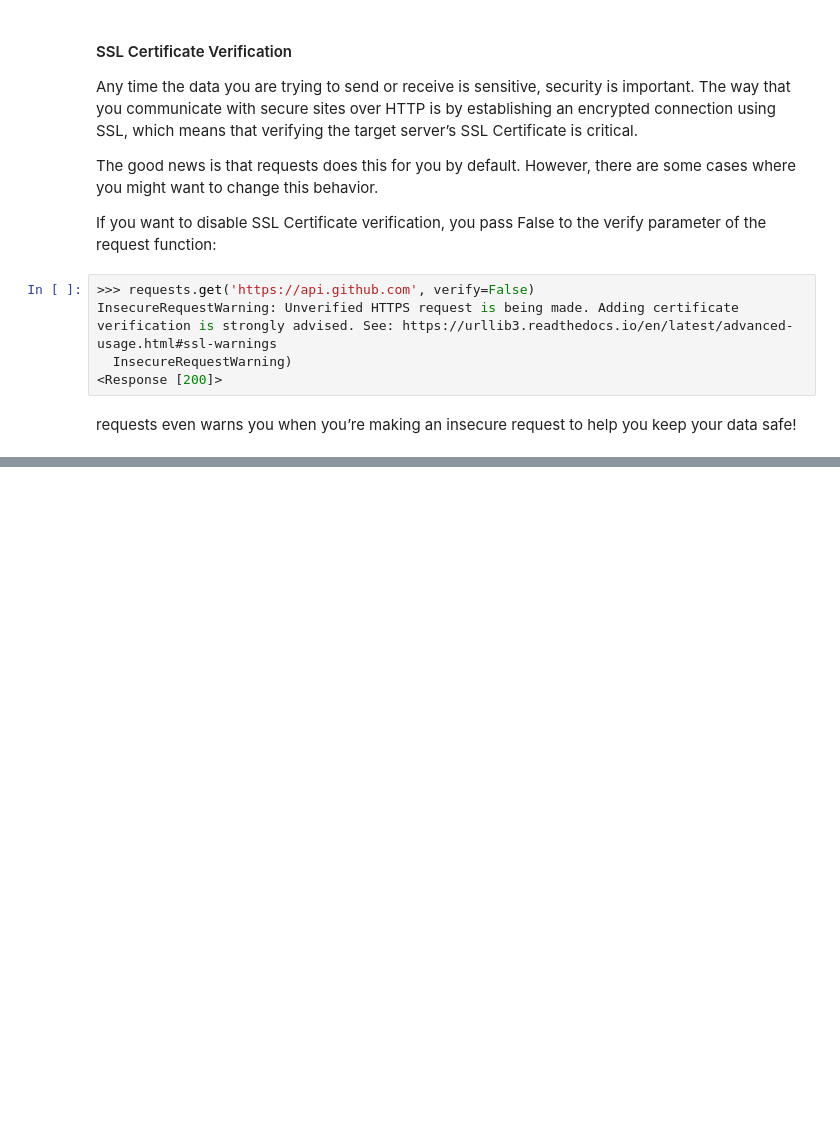
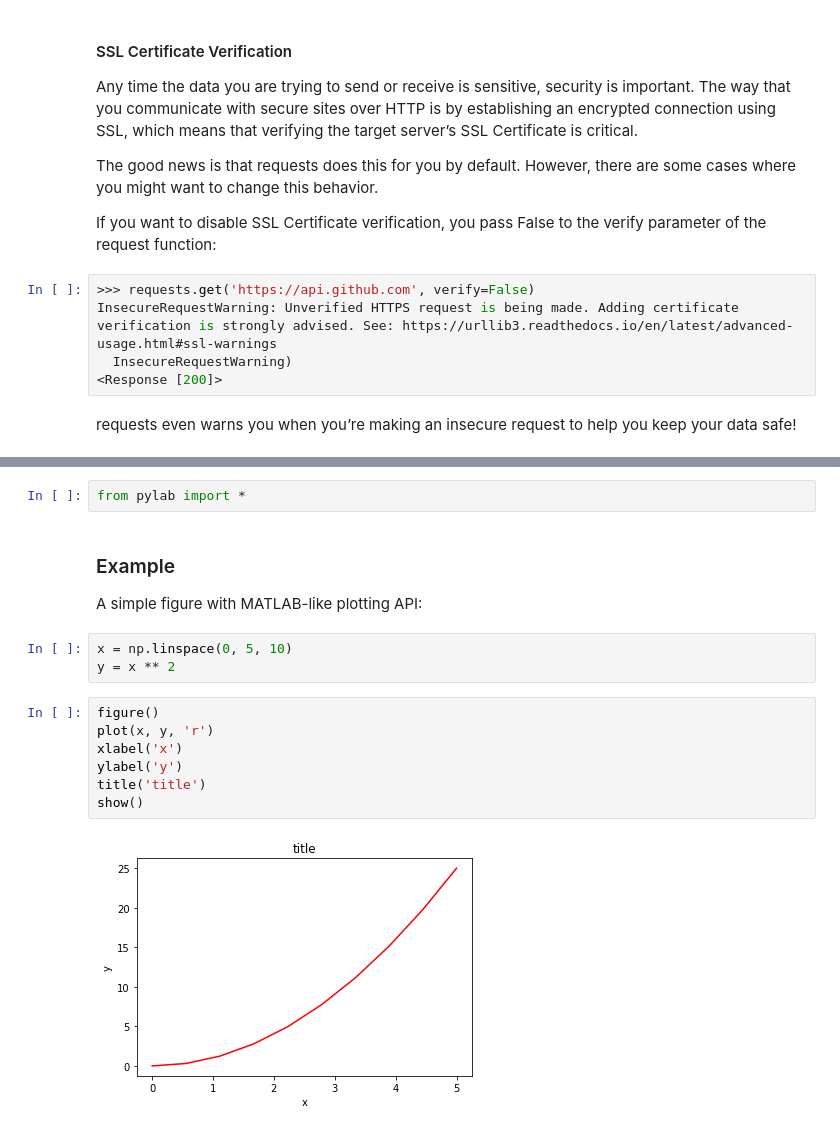
Before and after one commit to roshanrajendra/course-handbook, a Jupyter notebook: Python/Notebooks/Extensions.ipynb, the cells around one changed output, grey strips where cells are left out. Cells and saved outputs as stored; diff of their text form; blank space fills up the shorter version.

```diff
--- a/Python/Notebooks/Extensions.ipynb
+++ b/Python/Notebooks/Extensions.ipynb
@@ -269,0 +520,17 @@ requests even warns you when you’re making an insecure request to help you kee
+# %%
+from pylab import *
+# %% [markdown]
+### Example
+A simple figure with MATLAB-like plotting API:
+# %%
+x = np.linspace(0, 5, 10)
+y = x ** 2
+# %%
+figure()
+plot(x, y, 'r')
+xlabel('x')
+ylabel('y')
+title('title')
+show()
+# %% [output]
+[figure, added]
```
Also changed, not shown: parts of 89 cells of this notebook.
